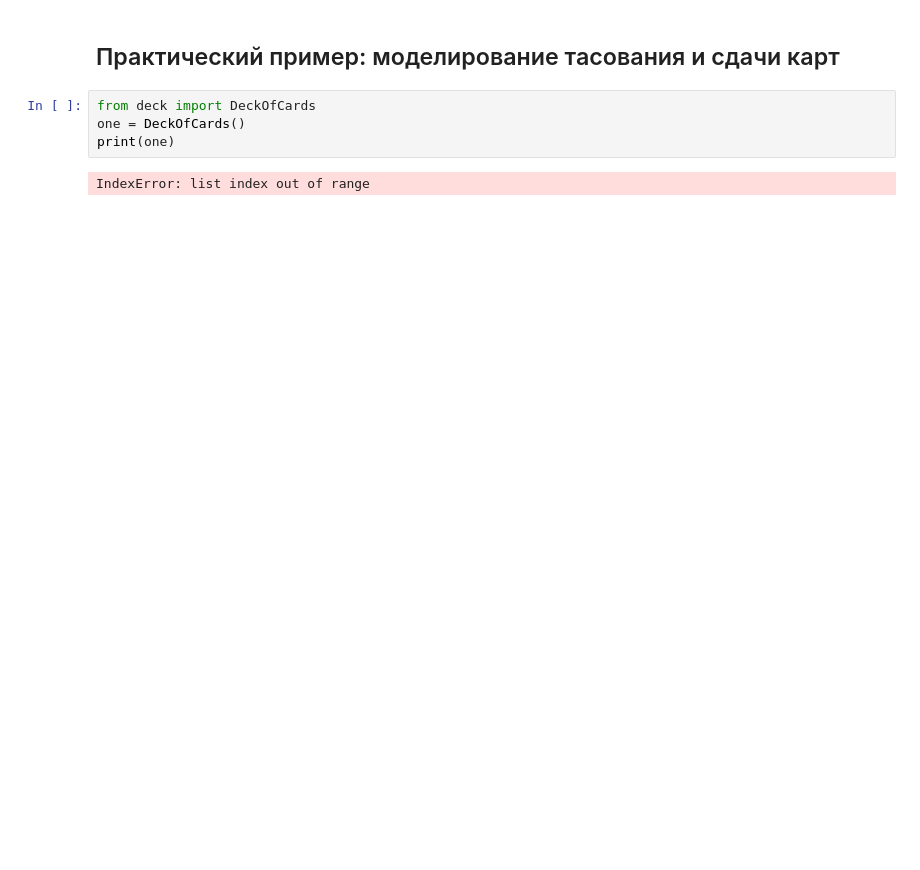
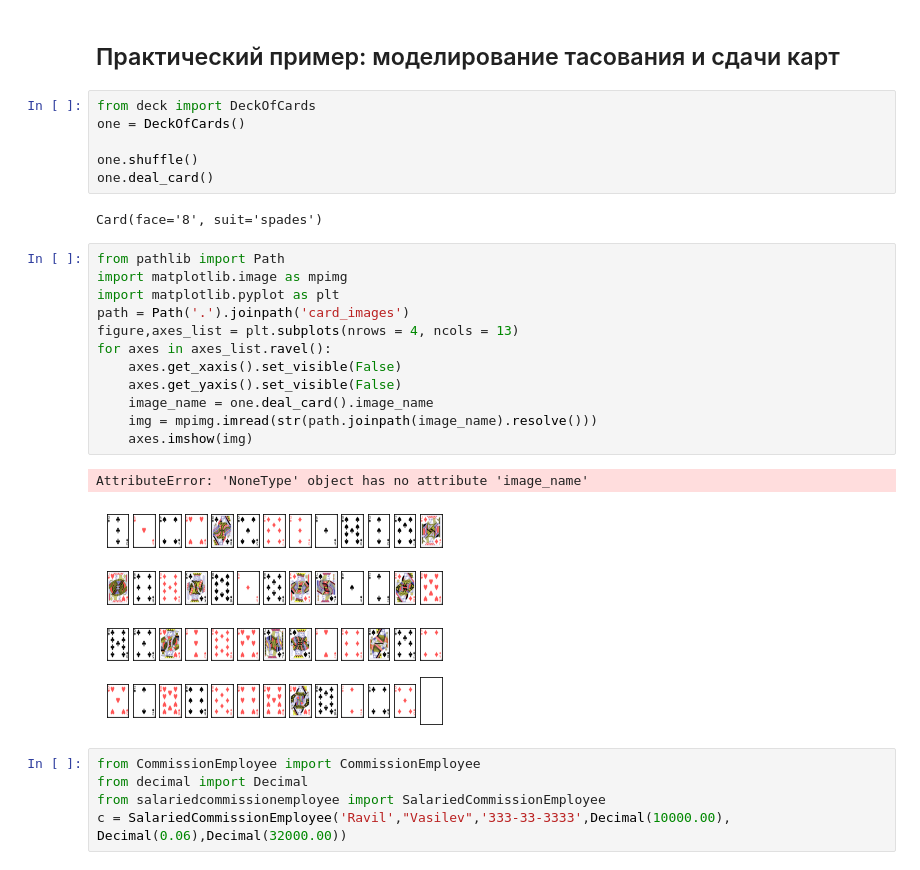
Before and after one commit to vasiljev-sr/MyJupyterNotebook, a Jupyter notebook: Progects_from_book/10/Chapter 10 OOP.ipynb, the cells around one changed output. Drawn from its saved outputs; the diff is of its cells as text; blank space fills up the shorter version.

```diff
--- a/Progects_from_book/10/Chapter 10 OOP.ipynb
+++ b/Progects_from_book/10/Chapter 10 OOP.ipynb
@@ -46,6 +42,28 @@ print(wake_up)
 # %%
 from deck import DeckOfCards
 one = DeckOfCards()
-print(one)
+
+one.shuffle()
+one.deal_card()
 # %% [output]
-IndexError: list index out of range
+Card(face='8', suit='spades')
+# %%
+from pathlib import Path
+import matplotlib.image as mpimg
+import matplotlib.pyplot as plt
+path = Path('.').joinpath('card_images')
+figure,axes_list = plt.subplots(nrows = 4, ncols = 13)
+for axes in axes_list.ravel():
+    axes.get_xaxis().set_visible(False)
+    axes.get_yaxis().set_visible(False)
+    image_name = one.deal_card().image_name
+    img = mpimg.imread(str(path.joinpath(image_name).resolve()))
+    axes.imshow(img)
+# %% [output]
+AttributeError: 'NoneType' object has no attribute 'image_name'
+[figure, added]
+# %%
+from CommissionEmployee import CommissionEmployee
+from decimal import Decimal
+from salariedcommissionemployee import SalariedCommissionEmployee
+c = SalariedCommissionEmployee('Ravil',"Vasilev",'333-33-3333',Decimal(10000.00), Decimal(0.06),Decimal(32000.00))
```
Also changed, not shown: parts of 7 cells of this notebook, 3 other files.
